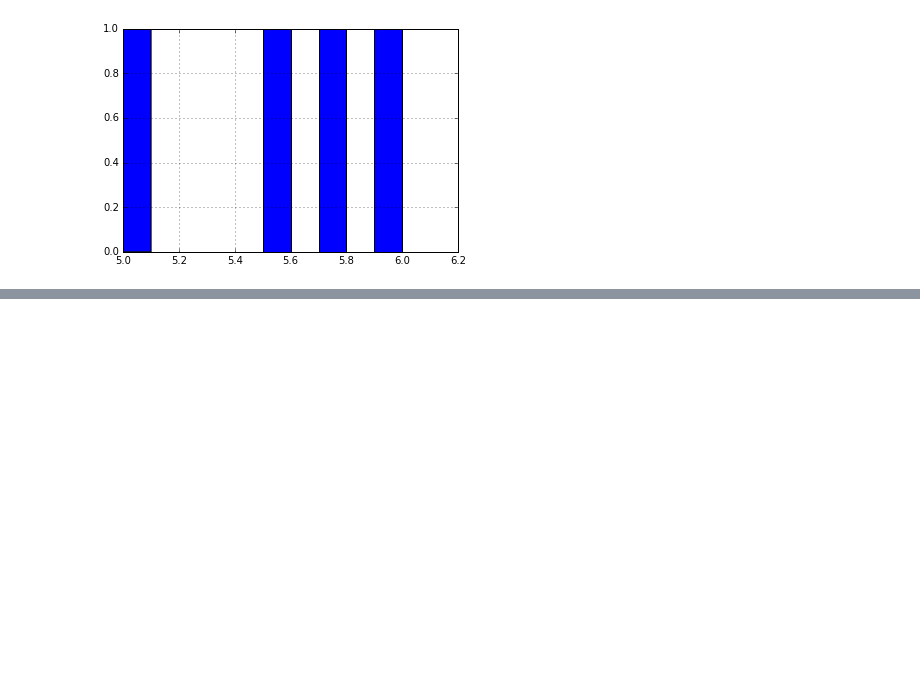
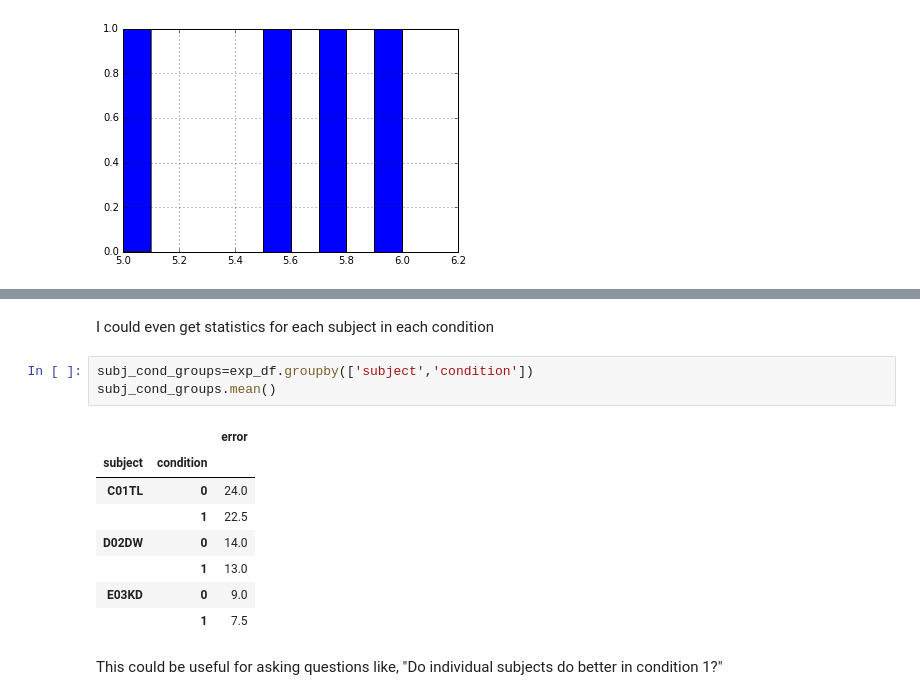
Before and after one commit to timflew/python_lessons, a Jupyter notebook: Lesson 3-pandas.ipynb, the cells around one changed output, grey strips where cells are left out. Drawn from its saved outputs; the diff is of its cells as text; blank space fills up the shorter version.

```diff
--- a/Lesson 3-pandas.ipynb
+++ b/Lesson 3-pandas.ipynb
@@ -72,0 +212,16 @@ people_df['heights'].hist()
+# %% [markdown]
+I could even get statistics for each subject in each condition
+# %%
+subj_cond_groups=exp_df.groupby(['subject','condition'])
+subj_cond_groups.mean()
+# %% [output]
+|  |  | error |
+| subject | condition |  |
+| C01TL | 0 | 24.0 |
+|  | 1 | 22.5 |
+| D02DW | 0 | 14.0 |
+|  | 1 | 13.0 |
+| E03KD | 0 | 9.0 |
+|  | 1 | 7.5 |
+# %% [markdown]
+This could be useful for asking questions like, "Do individual subjects do better in condition 1?"
```
Also changed, not shown: parts of 31 cells of this notebook.
